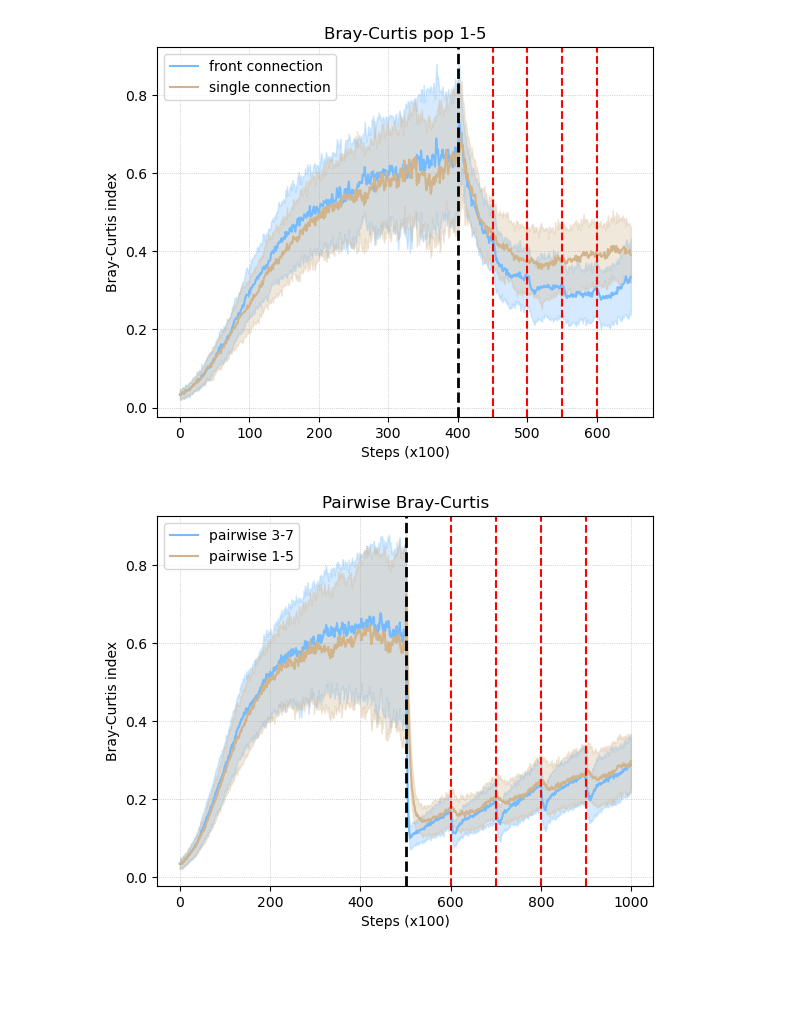
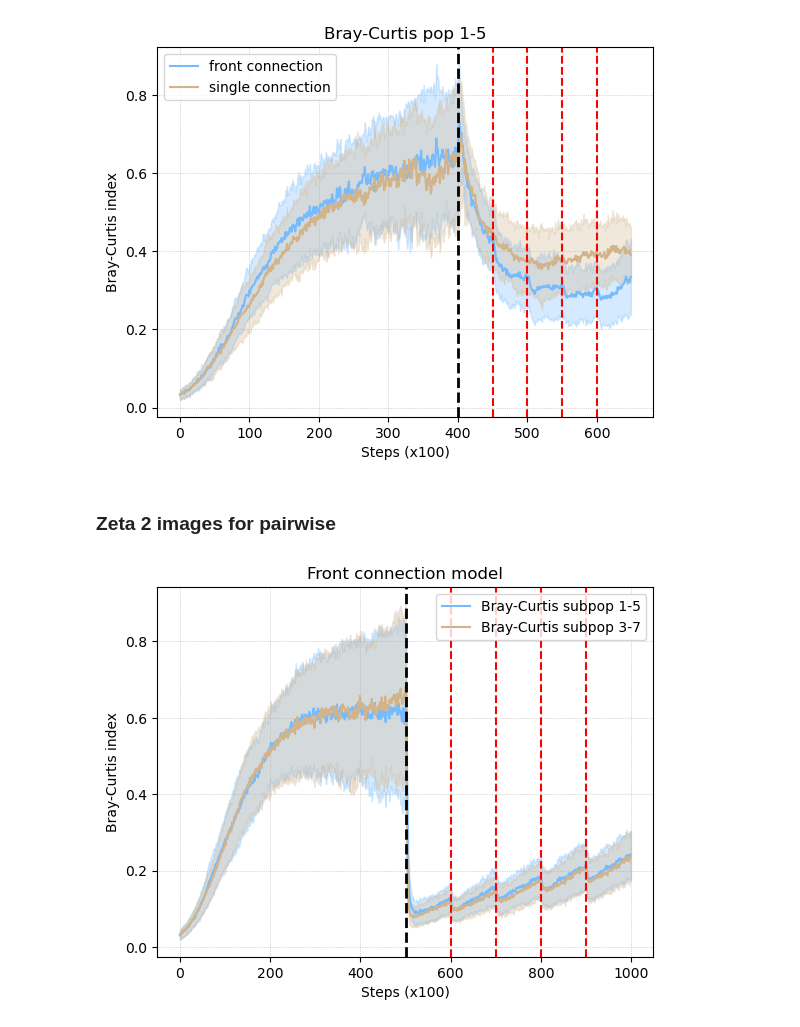
Before and after one commit to mtomasini/MetapopulationsPython, a Jupyter notebook: exploration.ipynb, the cells around one changed output. Cells and saved outputs as stored; diff of their text form; code cells hidden in the pictures; blank space fills up the shorter version.

Commit message:
Fixed Bray-Curtis implementation

```diff
--- a/exploration.ipynb
+++ b/exploration.ipynb
@@ -1422,26 +1422,36 @@ for i in [450, 500, 550, 600]:
     plt.axvline(i, linestyle='--', c="r")
 # %% [output]
 [figure]
+# %% [markdown]
+### Zeta 2 images for pairwise
 # %%
-front_data = pd.read_csv("./Outputs/PaperSeptember/AggregateData/singleConnection/neutral_interaction_0.001_5pulses_1000gen_bray-curtis_2-6.csv", index_col=0)
-single_data = pd.read_csv("./Outputs/PaperSeptember/AggregateData/singleConnection/neutral_interaction_0.001_5pulses_1000gen_bray-curtis_0-4.csv", index_col=0)
+model = "frontConnection" # frontConnection / singleConnection / seaConnection
+measure_1 = "bray-curtis_0-4"
+measure_2 = "bray-curtis_2-6"
+color_1 = "xkcd:sky blue"
+color_2 = "tan"
+legend_1 = "Bray-Curtis subpop 1-5"
+legend_2 = "Bray-Curtis subpop 3-7"
 
-plt.plot(front_data.mean(axis=1), color="xkcd:sky blue")
-plt.plot(single_data.mean(axis=1), color="tan")
+front_data = pd.read_csv(f"./Outputs/PaperSeptember/AggregateData/{model}/neutral_interaction_0.001_5pulses_2000gen_{measure_1}.csv", index_col=0)
+single_data = pd.read_csv(f"./Outputs/PaperSeptember/AggregateData/{model}/neutral_interaction_0.001_5pulses_2000gen_{measure_2}.csv", index_col=0)
+
+plt.plot(front_data.mean(axis=1), color=color_1)
+plt.plot(single_data.mean(axis=1), color=color_2)
 std_minus_1 = front_data.mean(axis=1) - front_data.std(axis=1)
 std_plus_1 = front_data.mean(axis=1) + front_data.std(axis=1)
 std_minus_2 = single_data.mean(axis=1) - single_data.std(axis=1)
 std_plus_2 = single_data.mean(axis=1) + single_data.std(axis=1)
-plt.fill_between(front_data.index, std_minus_1, std_plus_1, alpha = 0.3, color="xkcd:sky blue")
-plt.fill_between(single_data.index, std_minus_2, std_plus_2, alpha = 0.3, color="tan")
+plt.fill_between(front_data.index, std_minus_1, std_plus_1, alpha = 0.3, color=color_1)
+plt.fill_between(single_data.index, std_minus_2, std_plus_2, alpha = 0.3, color=color_2)
 plt.ylabel("Bray-Curtis index")
 plt.xlabel("Steps (x100)")
 
 plt.grid(linestyle=':', linewidth=0.5)
-plt.title(f"Pairwise Bray-Curtis")
-plt.legend(["pairwise 3-7", "pairwise 1-5"])
+plt.title(f"Front connection model")
+plt.legend([legend_1, legend_2])
 plt.axvline(500, linestyle='--', linewidth=2, c="k")
 for i in [600, 700, 800, 900]:
     plt.axvline(i, linestyle='--', c="r")
 # %% [output]
-[figure, old version]
+[figure, new version]
```
Also changed, not shown: parts of 14 cells of this notebook, 1 other file.
